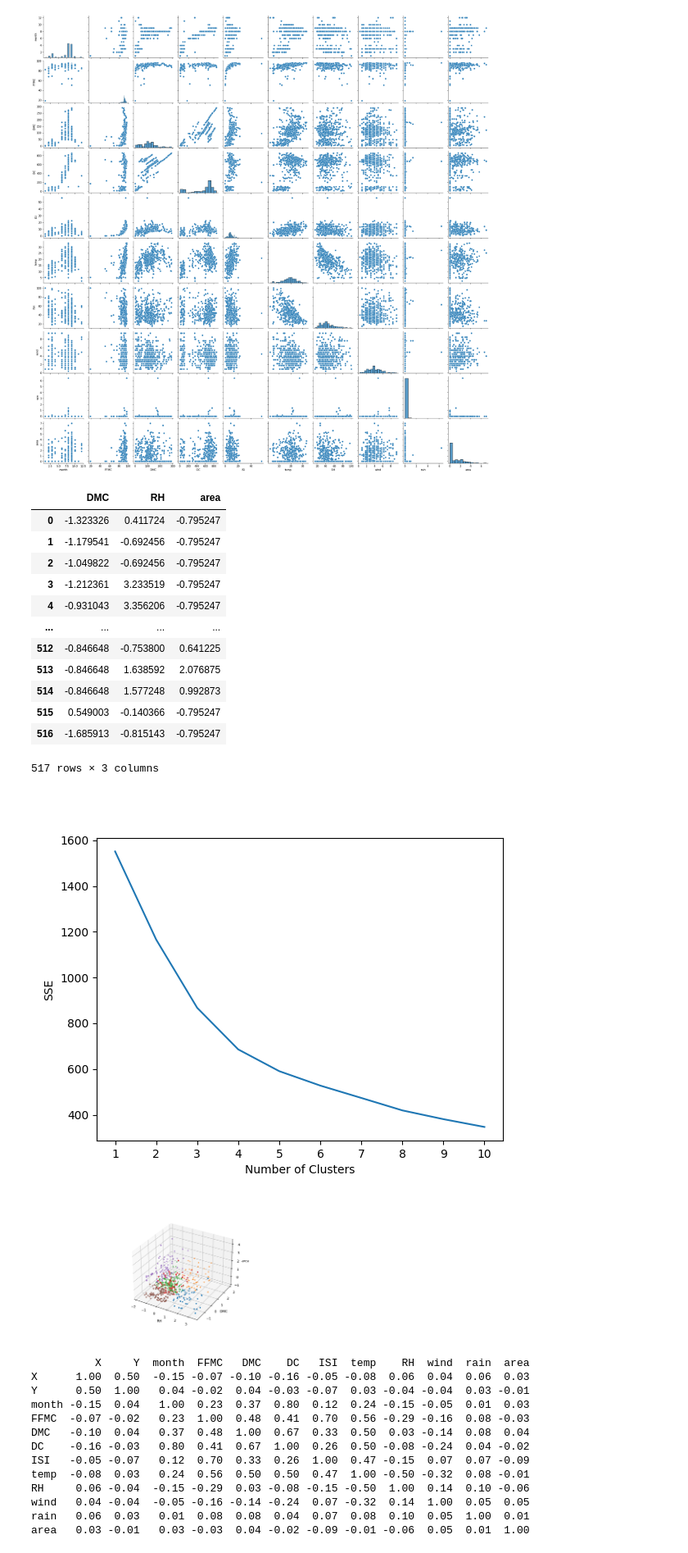
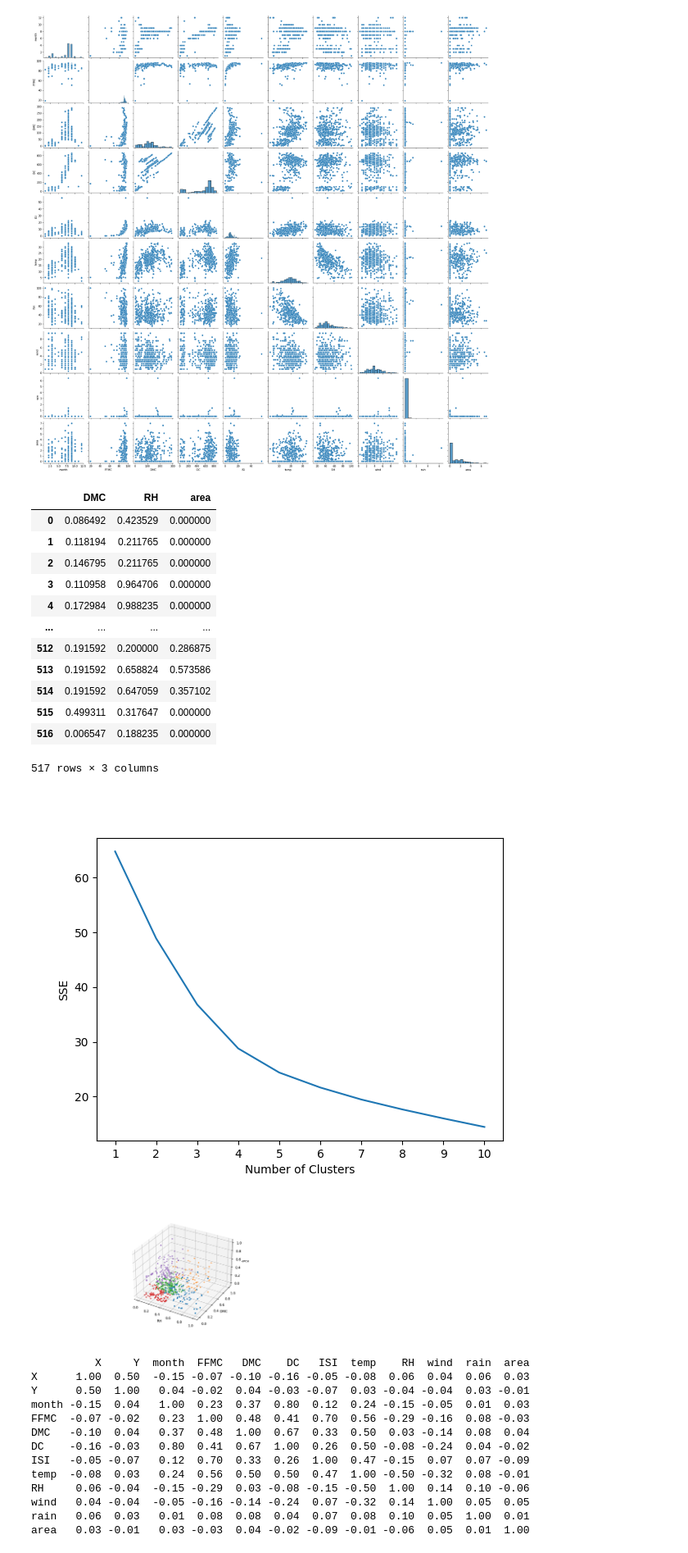
Before and after one commit to Thormol/MachineLearning, a Jupyter notebook: Assignment1/mark_data_exploration.ipynb, the cells around one changed output. Shown at 82% size. Cells and saved outputs as stored; diff of their text form; code cells hidden in the pictures.

```diff
--- a/Assignment1/mark_data_exploration.ipynb
+++ b/Assignment1/mark_data_exploration.ipynb
@@ -85,6 +85,7 @@ sns.pairplot(plot_df)
 [figure]
 # %%
 from sklearn.preprocessing import StandardScaler
+from sklearn.preprocessing import MinMaxScaler
 from sklearn.pipeline import Pipeline
 from sklearn.cluster import DBSCAN
 from sklearn.cluster import KMeans
@@ -104,7 +105,7 @@ X['area'] = np.log(X['area'] + 1)
 
 
 #create pipeline
-pipe = Pipeline([("minmax_scaler",StandardScaler())])
+pipe = Pipeline([("scaler",MinMaxScaler())])
 
 X_scaled = pipe.fit_transform(X)
 
@@ -147,47 +148,47 @@ plt.show()
 
 kmeans = KMeans(
      init="random",
-     n_clusters=6,
+     n_clusters=5,
      n_init=10,
      max_iter=300,
      random_state=42 )
 X_scaled['cluster'] = kmeans.fit_predict(X_scaled)
 
 X_scaled['c'] = X_scaled.cluster.map({0:colors[0], 1:colors[1], 2:colors[2], 3:colors[3], 4:colors[4], 5:colors[5]})
 fig = plt.figure(figsize=(26,6))
 ax = fig.add_subplot(131, projection='3d')
 ax.scatter(X_scaled.RH, X_scaled.DMC, X_scaled.area, c = X_scaled.c, s=10)
 ax.set_xlabel('RH')
 ax.set_ylabel('DMC')
 ax.set_zlabel('area')
 plt.show()
 
 #df_1 = X_scaled[['DMC','area']]
 #df_2 = X_scaled[['DMC','RH']]
 #df_3 = X_scaled[['RH','area']]
 #DBSCAN_1 = DBSCAN(eps=20, min_samples=2).fit(df_1)
 #DBSCAN_2 = DBSCAN(eps=20, min_samples=2).fit(df_2)
 #DBSCAN_3 = DBSCAN(eps=20, min_samples=5).fit(df_3)
 
 #plot_cluster(df_1.to_numpy(),DBSCAN_1.labels_)
 #plot_cluster(df_2.to_numpy(),DBSCAN_2.labels_)
 #plot_cluster(df_3.to_numpy(),DBSCAN_3.labels_)
 # %% [output]
 |  | DMC | RH | area |
-| 0 | -1.323326 | 0.411724 | -0.795247 |
-| 1 | -1.179541 | -0.692456 | -0.795247 |
-| 2 | -1.049822 | -0.692456 | -0.795247 |
-| 3 | -1.212361 | 3.233519 | -0.795247 |
-| 4 | -0.931043 | 3.356206 | -0.795247 |
+| 0 | 0.086492 | 0.423529 | 0.000000 |
+| 1 | 0.118194 | 0.211765 | 0.000000 |
+| 2 | 0.146795 | 0.211765 | 0.000000 |
+| 3 | 0.110958 | 0.964706 | 0.000000 |
+| 4 | 0.172984 | 0.988235 | 0.000000 |
 | ... | ... | ... | ... |
-| 512 | -0.846648 | -0.753800 | 0.641225 |
-| 513 | -0.846648 | 1.638592 | 2.076875 |
-| 514 | -0.846648 | 1.577248 | 0.992873 |
-| 515 | 0.549003 | -0.140366 | -0.795247 |
-| 516 | -1.685913 | -0.815143 | -0.795247 |
+| 512 | 0.191592 | 0.200000 | 0.286875 |
+| 513 | 0.191592 | 0.658824 | 0.573586 |
+| 514 | 0.191592 | 0.647059 | 0.357102 |
+| 515 | 0.499311 | 0.317647 | 0.000000 |
+| 516 | 0.006547 | 0.188235 | 0.000000 |
 517 rows × 3 columns
-[figure, old version]
+[figure, new version]
-[figure, old version]
+[figure, new version]
 # %%
 X_scaled = X_scaled[X_scaled['area'] != 0]
 #sns.heatmap(X_scaled.corr().round(decimals=2),annot=True)
```
